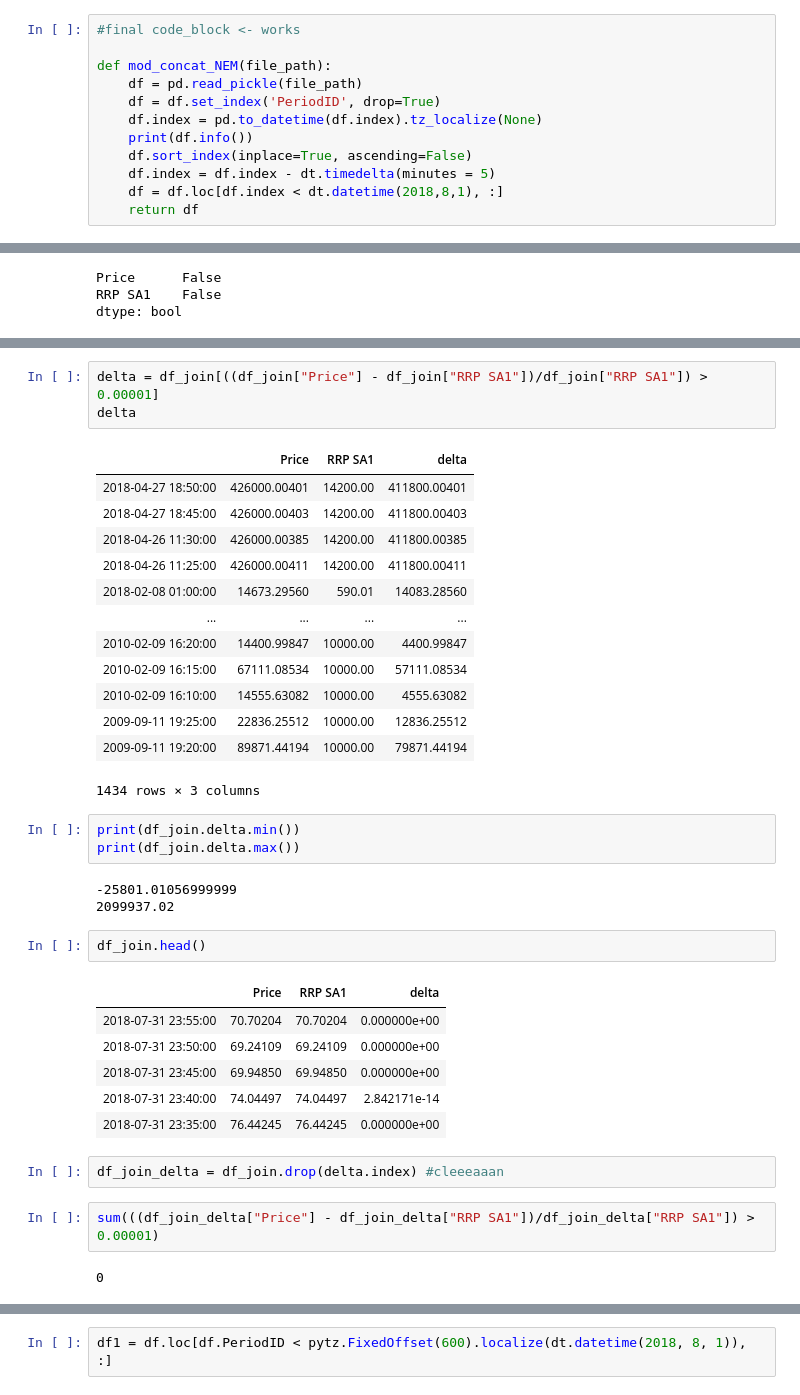
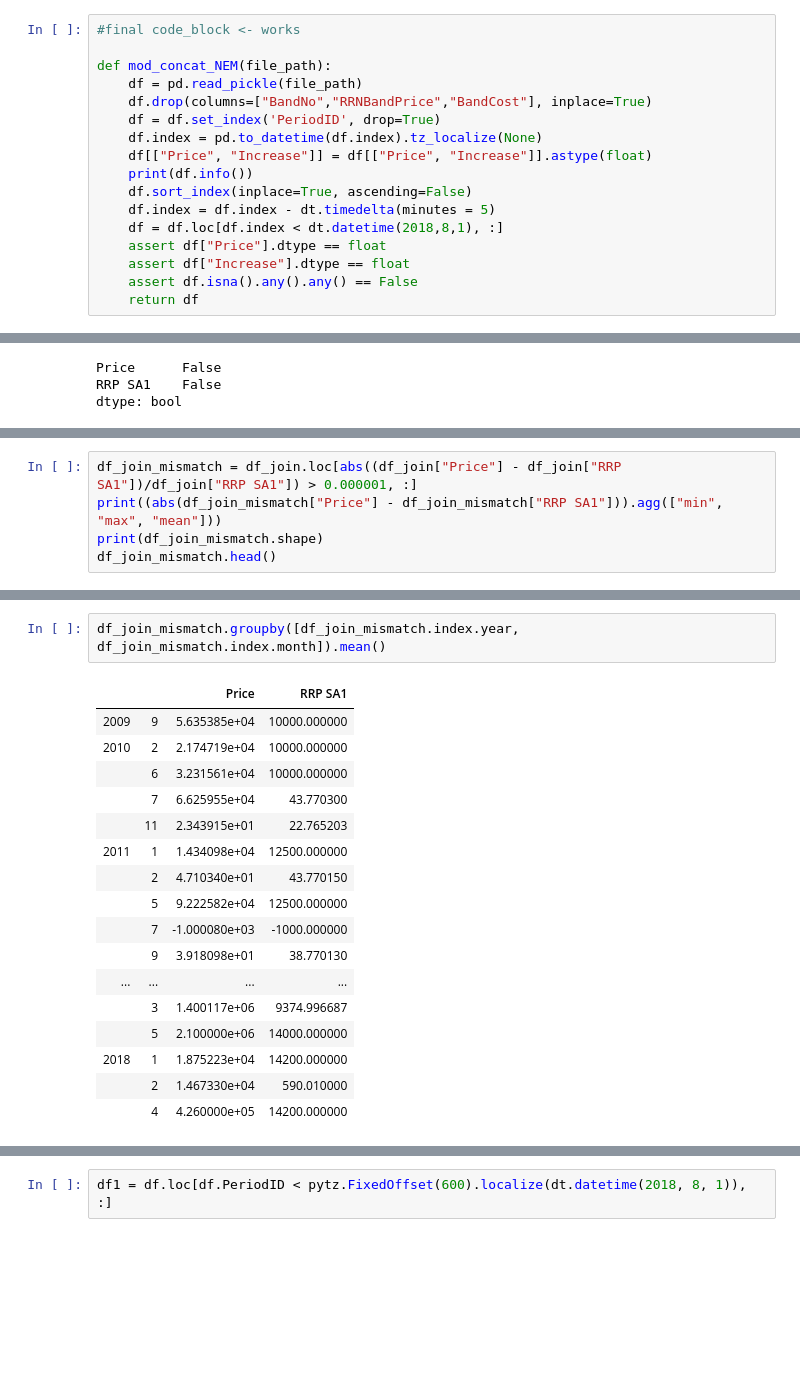
Before and after one commit to bkubsch/marginal-carbon, a Jupyter notebook: notebooks/target_exploration.ipynb, the cells around one changed output, grey strips where cells are left out. Saved outputs shown, nothing was run; the diff lists cells and outputs as text; blank space fills up the shorter version.

```diff
--- a/notebooks/target_exploration.ipynb
+++ b/notebooks/target_exploration.ipynb
@@ -8,12 +8,17 @@ import os
 
 def mod_concat_NEM(file_path):
     df = pd.read_pickle(file_path)
+    df.drop(columns=["BandNo","RRNBandPrice","BandCost"], inplace=True)
     df = df.set_index('PeriodID', drop=True)
     df.index = pd.to_datetime(df.index).tz_localize(None)
+    df[["Price", "Increase"]] = df[["Price", "Increase"]].astype(float)
     print(df.info())
     df.sort_index(inplace=True, ascending=False)
     df.index = df.index - dt.timedelta(minutes = 5)
     df = df.loc[df.index < dt.datetime(2018,8,1), :]
+    assert df["Price"].dtype == float
+    assert df["Increase"].dtype == float
+    assert df.isna().any().any() == False
     return df
 # %%
 file = '{}/nem-data/nemde_clean/concat_for_energy_SA1'.format(os.environ['HOME'])
@@ -244,0 +164,5 @@ dtype: bool
+# %%
+df_join_mismatch = df_join.loc[abs((df_join["Price"] - df_join["RRP SA1"])/df_join["RRP SA1"]) > 0.000001, :]
+print((abs(df_join_mismatch["Price"] - df_join_mismatch["RRP SA1"])).agg(["min", "max", "mean"]))
+print(df_join_mismatch.shape)
+df_join_mismatch.head()
@@ -260,39 +209,21 @@ sum(((df_join["Price"] - df_join["RRP SA1"])/df_join["RRP SA1"]) > 0.00001)/df_j
-# %%
-delta = df_join[((df_join["Price"] - df_join["RRP SA1"])/df_join["RRP SA1"]) > 0.00001]
-delta
-# %% [output]
-|  | Price | RRP SA1 | delta |
-| 2018-04-27 18:50:00 | 426000.00401 | 14200.00 | 411800.00401 |
-| 2018-04-27 18:45:00 | 426000.00403 | 14200.00 | 411800.00403 |
-| 2018-04-26 11:30:00 | 426000.00385 | 14200.00 | 411800.00385 |
-| 2018-04-26 11:25:00 | 426000.00411 | 14200.00 | 411800.00411 |
-| 2018-02-08 01:00:00 | 14673.29560 | 590.01 | 14083.28560 |
-| ... | ... | ... | ... |
-| 2010-02-09 16:20:00 | 14400.99847 | 10000.00 | 4400.99847 |
-| 2010-02-09 16:15:00 | 67111.08534 | 10000.00 | 57111.08534 |
-| 2010-02-09 16:10:00 | 14555.63082 | 10000.00 | 4555.63082 |
-| 2009-09-11 19:25:00 | 22836.25512 | 10000.00 | 12836.25512 |
-| 2009-09-11 19:20:00 | 89871.44194 | 10000.00 | 79871.44194 |
-1434 rows × 3 columns
-# %%
-print(df_join.delta.min())
-print(df_join.delta.max())
-# %% [output]
--25801.01056999999
-2099937.02
-# %%
-df_join.head()
-# %% [output]
-|  | Price | RRP SA1 | delta |
-| 2018-07-31 23:55:00 | 70.70204 | 70.70204 | 0.000000e+00 |
-| 2018-07-31 23:50:00 | 69.24109 | 69.24109 | 0.000000e+00 |
-| 2018-07-31 23:45:00 | 69.94850 | 69.94850 | 0.000000e+00 |
-| 2018-07-31 23:40:00 | 74.04497 | 74.04497 | 2.842171e-14 |
-| 2018-07-31 23:35:00 | 76.44245 | 76.44245 | 0.000000e+00 |
-# %%
-df_join_delta = df_join.drop(delta.index) #cleeeaaan
-# %%
-sum(((df_join_delta["Price"] - df_join_delta["RRP SA1"])/df_join_delta["RRP SA1"]) > 0.00001)
-# %% [output]
-0
+# %%
+df_join_mismatch.groupby([df_join_mismatch.index.year, df_join_mismatch.index.month]).mean()
+# %% [output]
+|  |  | Price | RRP SA1 |
+| 2009 | 9 | 5.635385e+04 | 10000.000000 |
+| 2010 | 2 | 2.174719e+04 | 10000.000000 |
+|  | 6 | 3.231561e+04 | 10000.000000 |
+|  | 7 | 6.625955e+04 | 43.770300 |
+|  | 11 | 2.343915e+01 | 22.765203 |
+| 2011 | 1 | 1.434098e+04 | 12500.000000 |
+|  | 2 | 4.710340e+01 | 43.770150 |
+|  | 5 | 9.222582e+04 | 12500.000000 |
+|  | 7 | -1.000080e+03 | -1000.000000 |
+|  | 9 | 3.918098e+01 | 38.770130 |
+| ... | ... | ... | ... |
+|  | 3 | 1.400117e+06 | 9374.996687 |
+|  | 5 | 2.100000e+06 | 14000.000000 |
+| 2018 | 1 | 1.875223e+04 | 14200.000000 |
+|  | 2 | 1.467330e+04 | 590.010000 |
+|  | 4 | 4.260000e+05 | 14200.000000 |
 # %%
```
Also changed, not shown: parts of 38 cells of this notebook, 1 other file.
